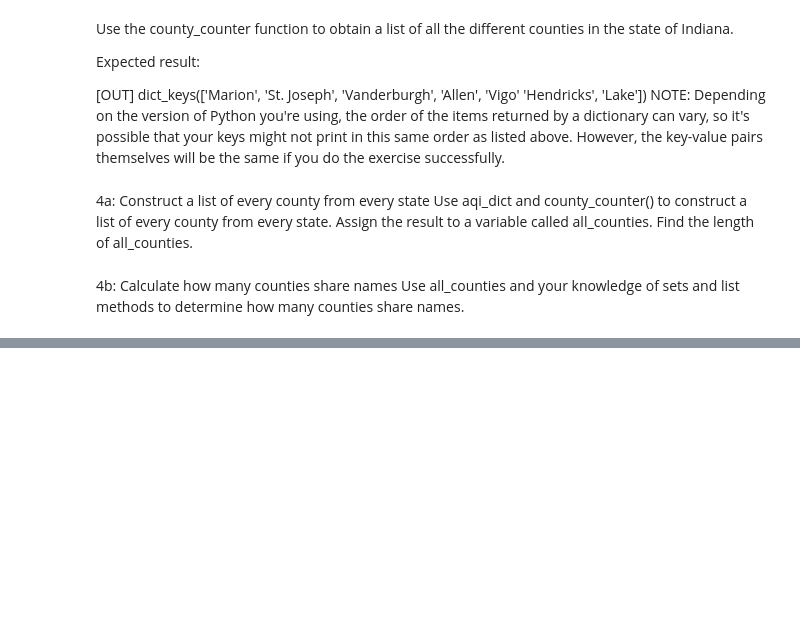
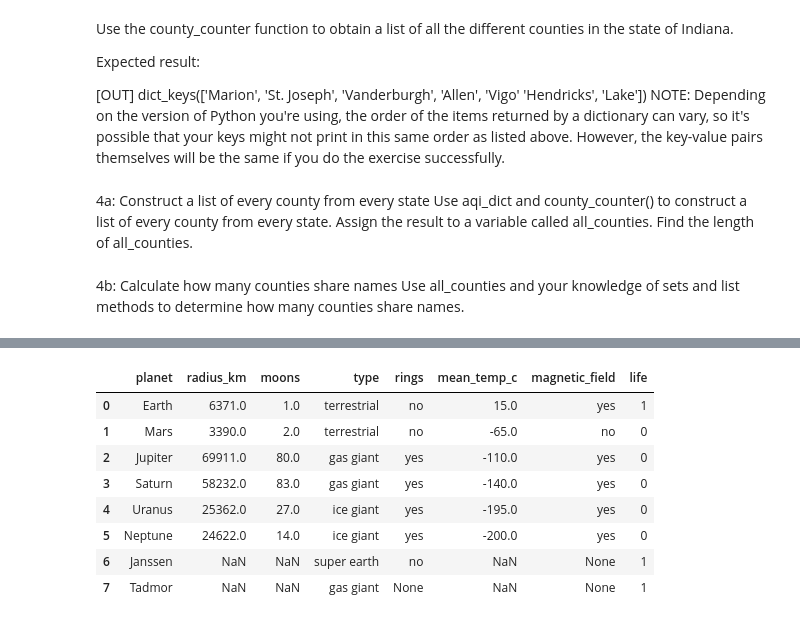
Before and after one commit to paschaldubem/FUNDUSAI, a Jupyter notebook: python training cousera-checkpoint.ipynb, the cells around one changed output, grey strips where cells are left out. Drawn from its saved outputs; the diff is of its cells as text; code cells hidden in the pictures; blank space fills up the shorter version.

```diff
--- a/python training cousera-checkpoint.ipynb
+++ b/python training cousera-checkpoint.ipynb
@@ -978,0 +1644,15 @@ shared_count
+# %%
+# Use pd.merge() to combine dataframes.
+# Right merge retains only keys that appear in right dataframe.
+right = pd.merge(df3, df4, on='planet', how='right')
+right
+# %% [output]
+|  | planet | radius_km | moons | type | rings | mean_temp_c | magnetic_field | life |
+| 0 | Earth | 6371.0 | 1.0 | terrestrial | no | 15.0 | yes | 1 |
+| 1 | Mars | 3390.0 | 2.0 | terrestrial | no | -65.0 | no | 0 |
+| 2 | Jupiter | 69911.0 | 80.0 | gas giant | yes | -110.0 | yes | 0 |
+| 3 | Saturn | 58232.0 | 83.0 | gas giant | yes | -140.0 | yes | 0 |
+| 4 | Uranus | 25362.0 | 27.0 | ice giant | yes | -195.0 | yes | 0 |
+| 5 | Neptune | 24622.0 | 14.0 | ice giant | yes | -200.0 | yes | 0 |
+| 6 | Janssen | NaN | NaN | super earth | no | NaN | None | 1 |
+| 7 | Tadmor | NaN | NaN | gas giant | None | NaN | None | 1 |
```
Also changed, not shown: parts of 101 cells of this notebook.
